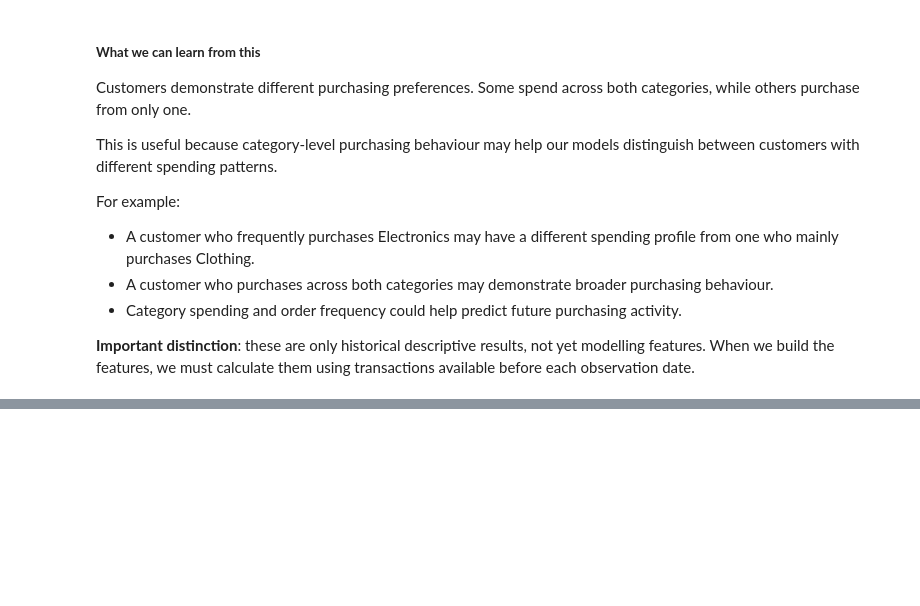
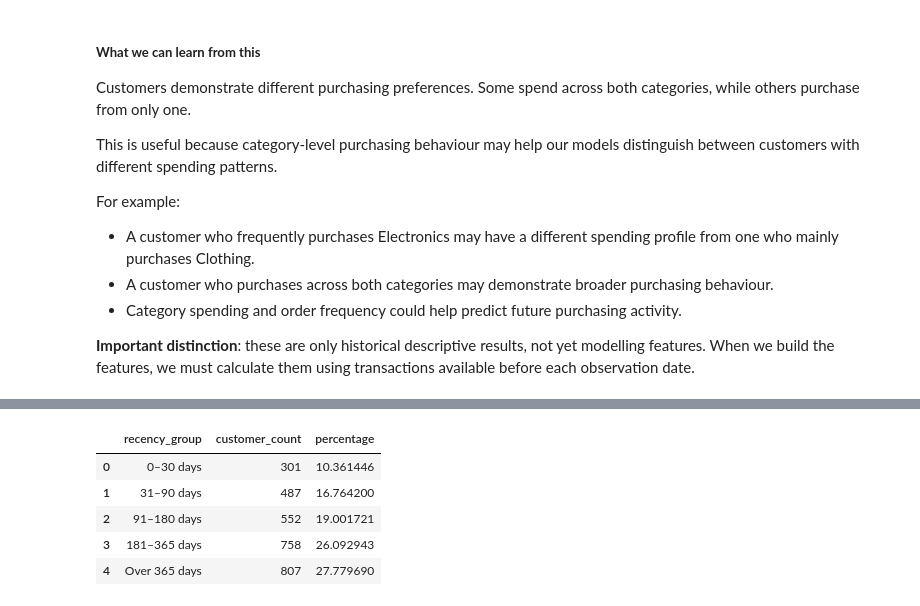
Before and after one commit to Vin-Okumu/lotus-group-customer-value-and-profitability, a Jupyter notebook: 03_Notebooks/03_exploratory_data_analysis.ipynb, the cells around one changed output, grey strips where cells are left out. Saved outputs shown, nothing was run; the diff lists cells and outputs as text; code cells hidden in the pictures; blank space fills up the shorter version.

```diff
--- a/03_Notebooks/03_exploratory_data_analysis.ipynb
+++ b/03_Notebooks/03_exploratory_data_analysis.ipynb
@@ -781,0 +899,38 @@ For example:
+# %%
+# Group customers into recency bands
+
+recency_summary = (
+    customer_recency
+    .assign(
+        recency_group=pd.cut(
+            customer_recency["recency_days"],
+            bins=[-1, 30, 90, 180, 365, float("inf")],
+            labels=[
+                "0–30 days",
+                "31–90 days",
+                "91–180 days",
+                "181–365 days",
+                "Over 365 days"
+            ]
+        )
+    )
+    .groupby("recency_group", observed=False)
+    .agg(
+        customer_count=("customer_id", "nunique")
+    )
+    .reset_index()
+)
+
+recency_summary["percentage"] = (
+    recency_summary["customer_count"] /
+    recency_summary["customer_count"].sum() * 100
+)
+
+recency_summary
+# %% [output]
+|  | recency_group | customer_count | percentage |
+| 0 | 0–30 days | 301 | 10.361446 |
+| 1 | 31–90 days | 487 | 16.764200 |
+| 2 | 91–180 days | 552 | 19.001721 |
+| 3 | 181–365 days | 758 | 26.092943 |
+| 4 | Over 365 days | 807 | 27.779690 |
```
Also changed, not shown: parts of 14 cells of this notebook.
